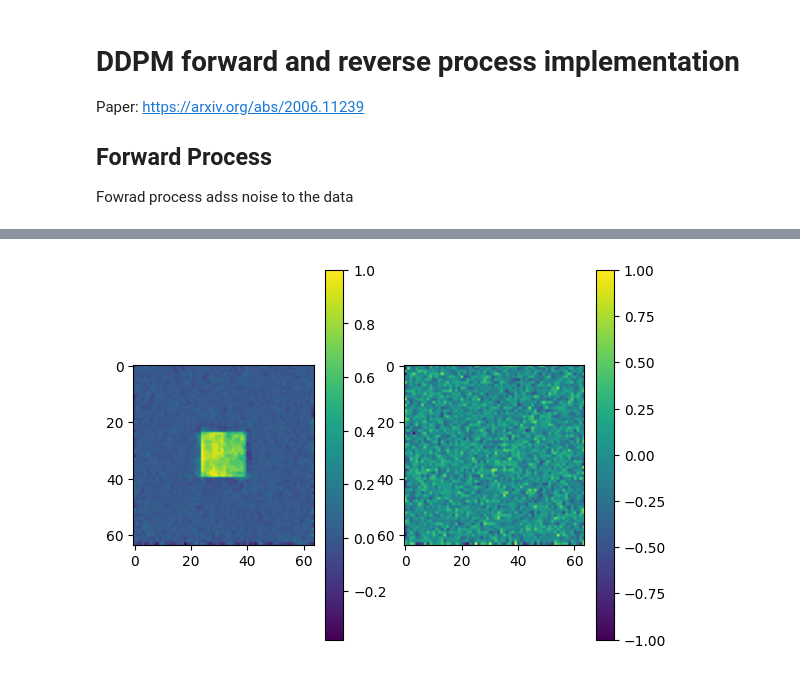
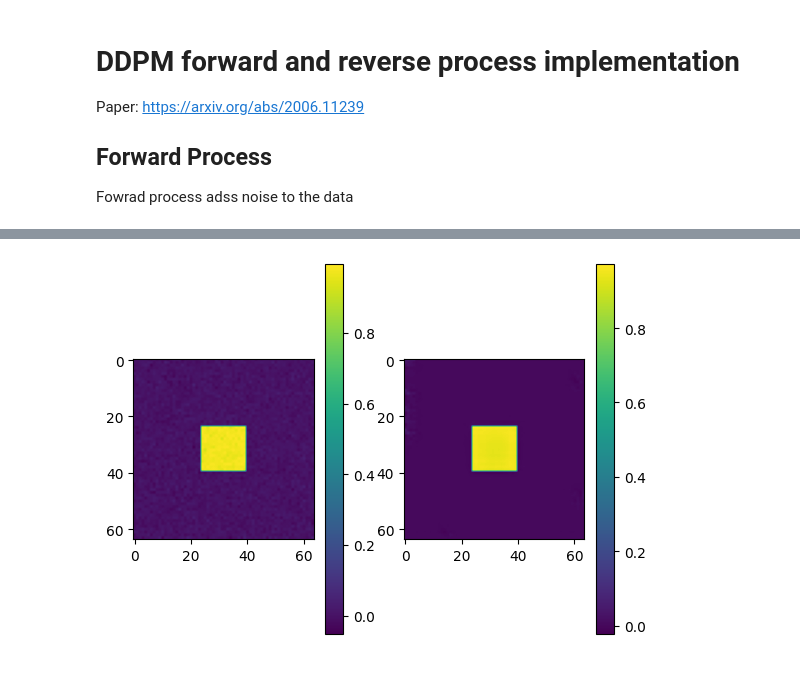
Before and after one commit to mln9d4/FeatureBridgeMapping, a Jupyter notebook: self_implemented.ipynb, the cells around one changed output, grey strips where cells are left out. Drawn from its saved outputs; the diff is of its cells as text; code cells hidden in the pictures.

Commit message:
ddim solver works perfectly, also ddpm. Now trying to implement ddpm_solver++ mulitstep

```diff
--- a/self_implemented.ipynb
+++ b/self_implemented.ipynb
@@ -527,18 +578,21 @@ beta_schedule = dict(
     )
 )
 
-Unet = UNet(
-        in_channel=1,
-        out_channel=1,
-        inner_channel=32,
-        norm_groups=1,
-        channel_mults=(1, 2, 4, 8),
-        attn_res=[8],
-        res_blocks=2,
-        dropout=0,
-        with_noise_level_emb=True,
-        image_size=64,
-        eps=1e-5)
+model_config = dict(
+    in_channel=1,
+    out_channel=1,
+    inner_channel=32,
+    norm_groups=1,
+    channel_mults=(1, 2, 4, 8),
+    attn_res=[8],
+    res_blocks=2,
+    dropout=0,
+    with_noise_level_emb=True,
+    image_size=64,
+    eps=1e-5
+)
+
+Unet = UNet(**model_config)
 diffusion = DenoiseDiffusion(Unet, beta_schedule, 'cuda:0')
 diffusion.set_new_noise_schedule(phase='train')
 # %%
@@ -616,14 +667,14 @@ y_ddim, _ = diffusion.ddim_sampler(1, steps=10)
 # %%
-y_ddim, _ = diffusion.ddim_sampler(1, steps=50, eta=0.5)
+y_ddim, _ = diffusion.ddim_sampler(1, steps=500, eta=0.0)
 fig, ax = plt.subplots(1, 2)
 
 im0 = ax[0].imshow(y_ddpm.cpu().numpy()[0, 0], cmap='viridis')
 im1 = ax[1].imshow(y_ddim.cpu().numpy()[0, 0], cmap='viridis')
 
 fig.colorbar(im0, ax=ax[0])
 fig.colorbar(im1, ax=ax[1])
 
 plt.show()
 # %% [output]
-[figure, old version]
+[figure, new version]
 # %%
```
Also changed, not shown: parts of 7 cells of this notebook.
